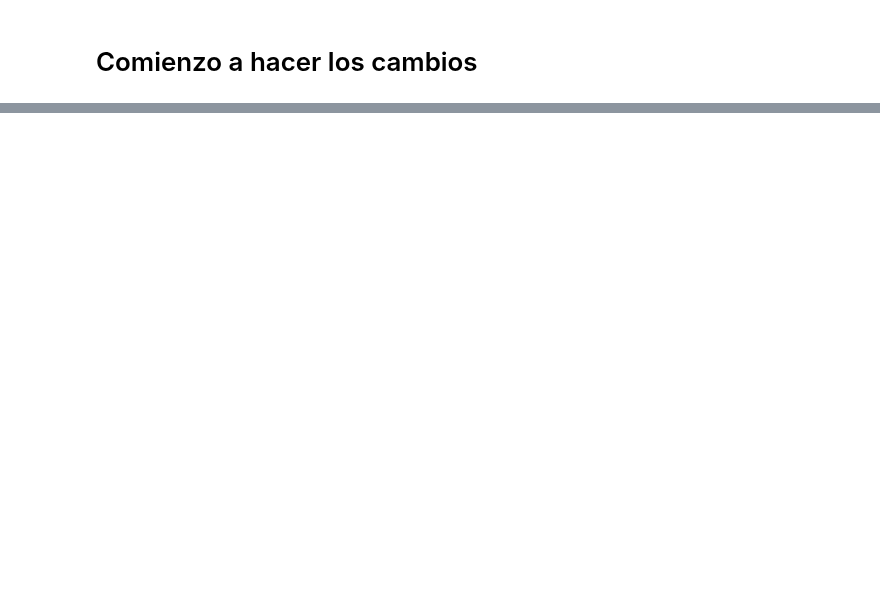
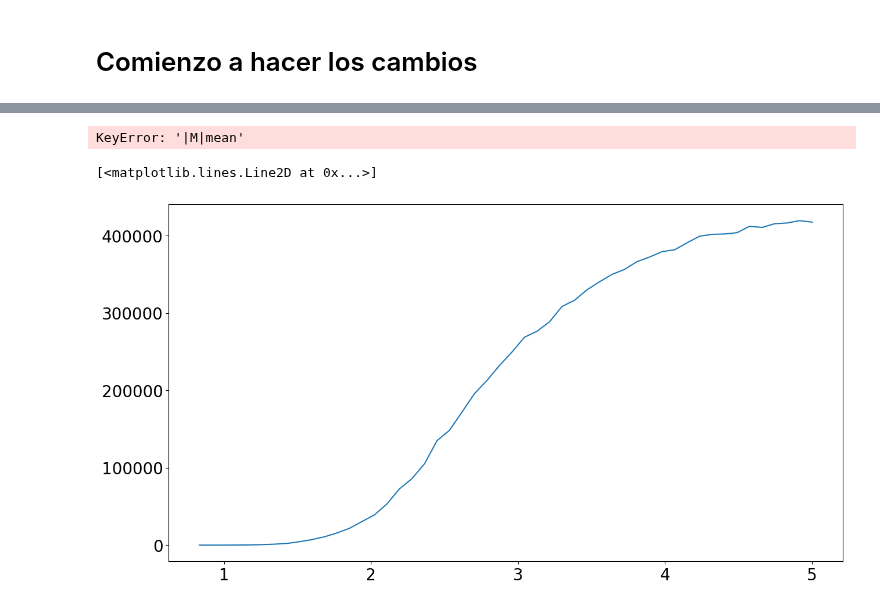
Before and after one commit to Modelizacion-de-Materiales/ModelizacionSolucionProblemas, a Jupyter notebook: Guia5-MC/Guia5-MC-python/SecondTry.ipynb, the cells around one changed output, grey strips where cells are left out. Drawn from its saved outputs; the diff is of its cells as text; code cells hidden in the pictures; blank space fills up the shorter version.

```diff
--- a/Guia5-MC/Guia5-MC-python/SecondTry.ipynb
+++ b/Guia5-MC/Guia5-MC-python/SecondTry.ipynb
@@ -29,15 +31,20 @@ ising = SourceFileLoader('ising','_ISING.py').load_module().ising
 # %%
 [Hext,J,kT]=init()
-#s0,MMEAN0,EMEAN0,E2MEAN0,MABSMEAN0=ising(int(1e5), 2,Hext,kT,J);
+MCsteps = [5e5]
+result = {8:{}, 16: {}}
+#s0,MMEAN0,EMEAN0,E2MEAN0,MABSMEAN0, VARIANCE0 =ising(int(1e5), 2,Hext,kT,J);
+for N, thisresult in result.items():
+    for thismcsteps in MCsteps:
+        thisresult[thismcsteps] = ising(int(thismcsteps), N,Hext,kT,J)
 #s0,MMEAN0,EMEAN0,E2MEAN0,MABSMEAN0=ising(5E5, 2,Hext,kT,J);
 #s0,MMEAN0,EMEAN0,E2MEAN0,MABSMEAN0=ising(1E6, 2,Hext,kT,J);
 #s0,MMEAN0,EMEAN0,E2MEAN0,MABSMEAN0=ising(5E6, 2,Hext,kT,J);
-#s0,MMEAN0,EMEAN0,E2MEAN0,MABSMEAN0=ising(5e4, 4,Hext,kT,J);
+#s1,MMEAN1,EMEAN1,E2MEAN1,MABSMEAN1=ising(int(5e4), 4,Hext,kT,J);
 #s0,MMEAN0,EMEAN0,E2MEAN0,MABSMEAN0=ising(1e5, 4,Hext,kT,J);
-s0,MMEAN0,EMEAN0,E2MEAN0,MABSMEAN0, VARIANCE0=ising(int(5e5), 4,Hext,kT,J);
-s1,MMEAN1,EMEAN1,E2MEAN1,MABSMEAN1, VARIANCE1=ising(int(1e6), 4,Hext,kT,J);
-#s0,MMEAN0,EMEAN0,E2MEAN0,MABSMEAN0=ising(5e4, 8,Hext,kT,J);
-#s0,MMEAN0,EMEAN0,E2MEAN0,MABSMEAN0=ising(1e5, 8,Hext,kT,J);
+#s0,MMEAN0,EMEAN0,E2MEAN0,MABSMEAN0, VARIANCE0=ising(int(5e5), 4,Hext,kT,J);
+#s1,MMEAN1,EMEAN1,E2MEAN1,MABSMEAN1, VARIANCE1=ising(int(1e6), 4,Hext,kT,J);
+#s0,MMEAN0,EMEAN0,E2MEAN0,MABSMEAN0=ising(int(5e4), 8,Hext,kT,J);
+#s0,MMEAN0,EMEAN0,E2MEAN0,MABSMEAN0=ising(int(1e5), 8,Hext,kT,J);
 #s0,MMEAN0,EMEAN0,E2MEAN0,MABSMEAN0=ising(5e5, 8,Hext,kT,J);
 #s0,MMEAN0,EMEAN0,E2MEAN0,MABSMEAN0=ising(5e4, 16,Hext,kT,J);
 #s0,MMEAN0,EMEAN0,E2MEAN0,MABSMEAN0=ising(1e5, 16,Hext,kT,J);
@@ -96,0 +70,6 @@ E2MEAN0
+# %%
+for N in [8,16 ]:
+    for Nsteps, thisresult in result[N].items():
+        plt.plot(kT, thisresult['|M|mean'],'-o')
+# %% [output]
+KeyError: '|M|mean'
@@ -96,0 +87,8 @@ E2MEAN0
+# %%
+CV1 = (result[8][5e5]['E2MEAN'] -result[8][5e5]['EMEAN']**2)/kT**2
+# %%
+#plt.plot(kT, result[8][1e5]['E2MEAN']/1e5)
+plt.plot(kT, CV1)
+# %% [output]
+[<matplotlib.lines.Line2D at 0x...>]
+[figure, added]
```
Also changed, not shown: parts of 16 cells of this notebook, 3 other files.
